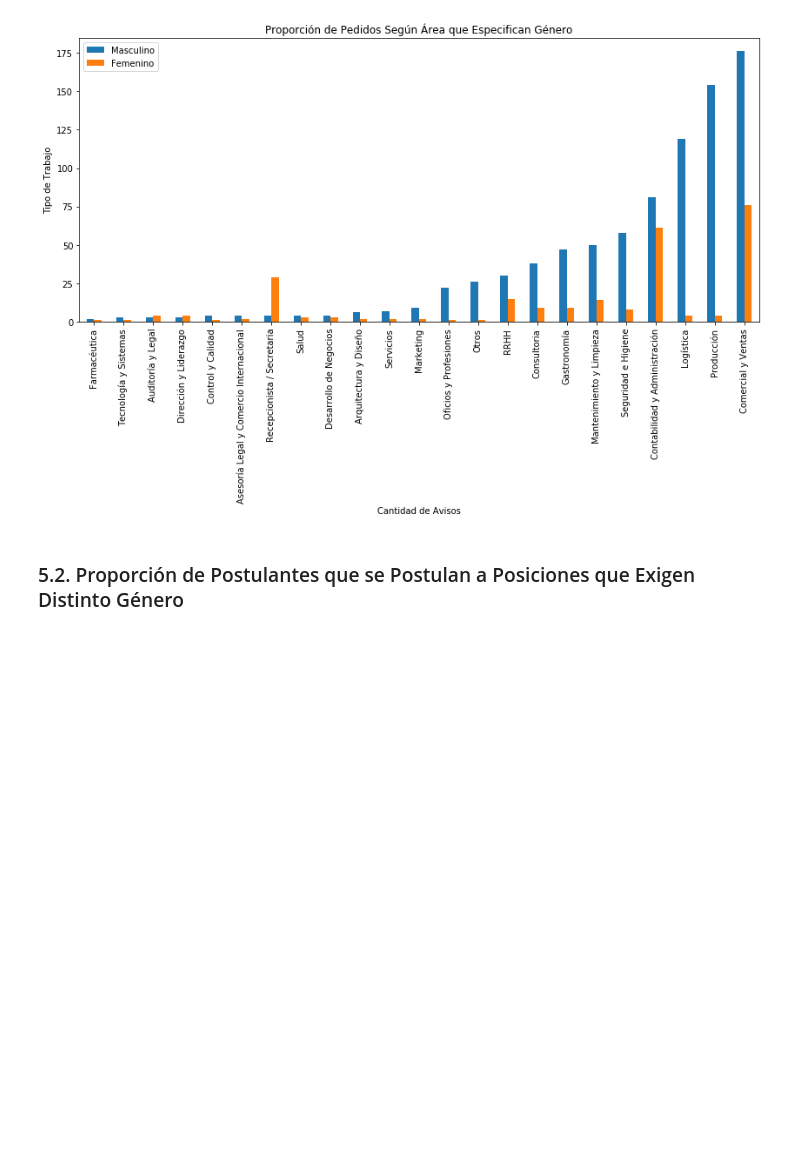
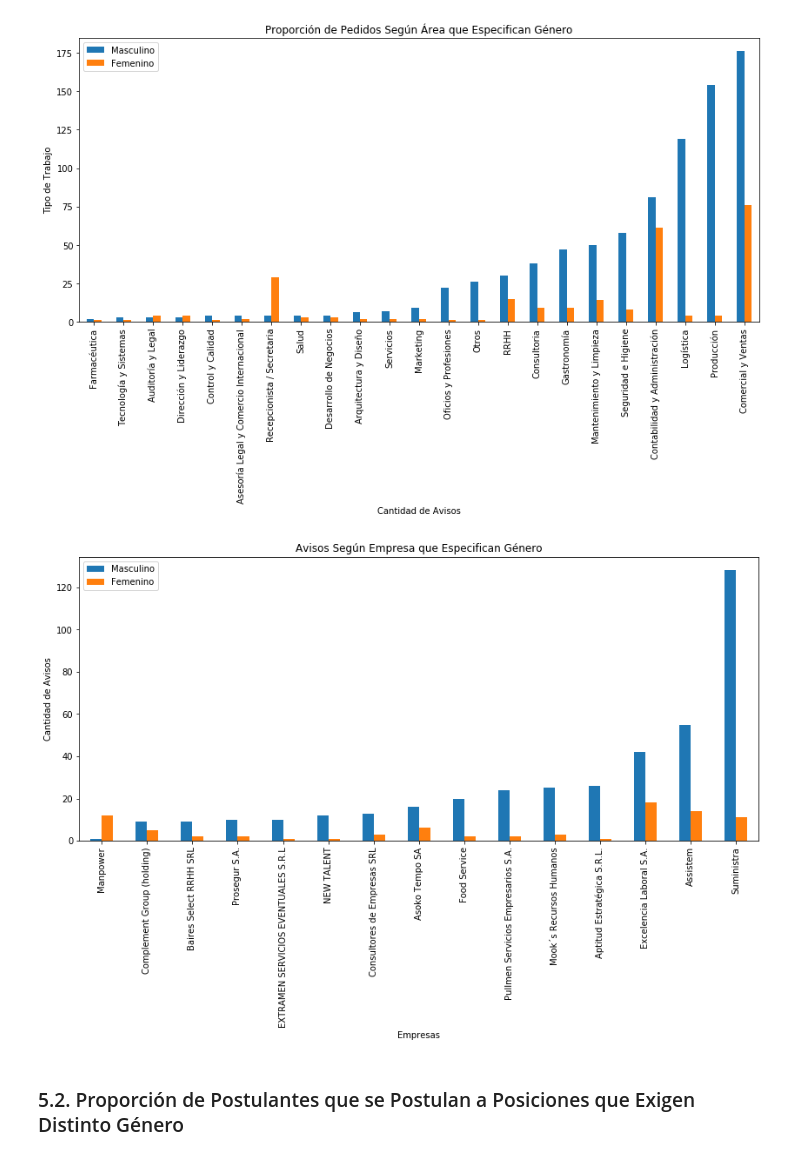
Before and after one commit to PRPablo/dataJobSearches, a Jupyter notebook: exploratoryAnalysis/exploratoryAnalysis.ipynb, the cells around one changed output. Cells and saved outputs as stored; diff of their text form; code cells hidden in the pictures; blank space fills up the shorter version.

```diff
--- a/exploratoryAnalysis/exploratoryAnalysis.ipynb
+++ b/exploratoryAnalysis/exploratoryAnalysis.ipynb
@@ -592,6 +593,56 @@ ax.set_ylabel('Tipo de Trabajo')
 ax.legend(['Masculino', 'Femenino']);
 # %% [output]
 [figure]
+# %%
+# Mediante una regular expression, extraemos del aviso la información de si
+# se está buscando un género en particular para una posición.
+avisos_detalles['sexo'] = avisos_detalles.descripcion.str.lower().str.extract(r'(masculino|hombre|femenino|mujer)')
+avisos_detalles['sexo'] = avisos_detalles['sexo'].str.replace('mujer', 'FEM')
+avisos_detalles['sexo'] = avisos_detalles['sexo'].str.replace('hombre', 'MASC')
+avisos_detalles['sexo'] = avisos_detalles['sexo'].str.replace('femenino', 'FEM')
+avisos_detalles['sexo'] = avisos_detalles['sexo'].str.replace('masculino', 'MASC')
+df = pd.DataFrame(avisos_detalles.groupby(['denominacion_empresa', 'sexo'])['idaviso'].count())
+df = df.dropna()
+# df = df[df['idaviso'] >= 1]
+df.reset_index(inplace=True)
+
+df.sort_values(['idaviso'], inplace=True, ascending=False)
+df[df['denominacion_empresa'] == 'Manpower']
+df
+
+df_fem = df.loc[df['sexo'] == 'FEM']
+df_masc = df.loc[df['sexo'] == 'MASC']
+
+df_fem.rename({'idaviso': 'cantidad_fem'}, axis=1, inplace=True)
+df_masc.rename({'idaviso': 'cantidad_masc'}, axis=1, inplace=True)
+
+df_fem.drop('sexo', inplace=True, axis=1)
+df_masc.drop('sexo', inplace=True, axis=1)
+
+df = pd.merge(df_masc, df_fem, on='denominacion_empresa', how='inner')
+df['proporcion_masc_fem'] = df['cantidad_masc'] / df['cantidad_fem']
+df.sort_values('proporcion_masc_fem', inplace=True)
+
+df = df[df['proporcion_masc_fem'] != 1]
+df = df[df['cantidad_masc'] + df['cantidad_fem'] > 10]
+
+df.reset_index(inplace=True)
+df.drop('index', axis=1, inplace=True)
+
+##########################
+
+df.drop('proporcion_masc_fem', inplace=True, axis=1)
+df.sort_values('cantidad_masc', inplace=True)
+df.set_index('denominacion_empresa', inplace=True)
+
+ax = plt.gca()
+df.plot(kind='bar', figsize=(14,6), ax=ax, \
+               title='Avisos Según Empresa que Especifican Género');
+ax.set_xlabel('Empresas');
+ax.set_ylabel('Cantidad de Avisos')
+ax.legend(['Masculino', 'Femenino']);
+# %% [output]
+[figure, added]
 # %% [markdown]
 ### 5.2. Proporción de Postulantes que se Postulan a Posiciones que Exigen Distinto Género
 # %%
```
Also changed, not shown: parts of 5 cells of this notebook.
